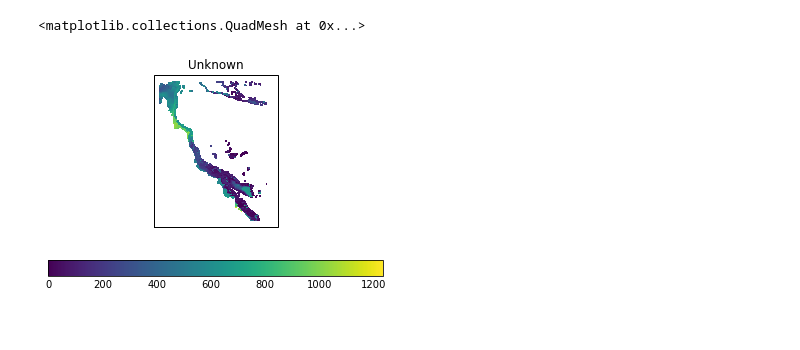
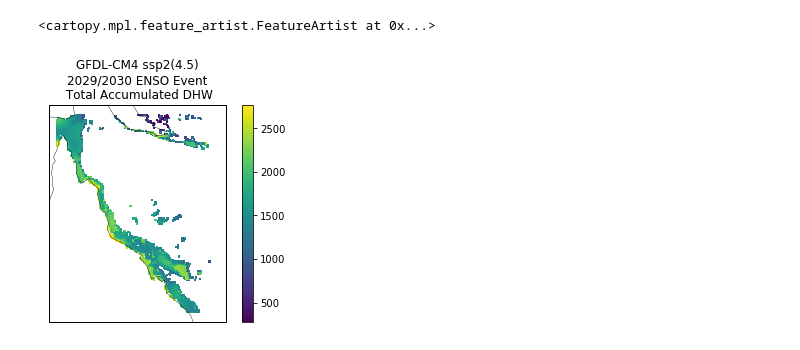
Before and after one commit to cj362-exeter/dhw_detrending_cj362, a Jupyter notebook: figures_script.ipynb, the cells around one changed output. Drawn from its saved outputs; the diff is of its cells as text; code cells hidden in the pictures.

```diff
--- a/figures_script.ipynb
+++ b/figures_script.ipynb
@@ -251,8 +808,13 @@ if np.nanmax(enso_events_total_dhw_data) < -1000:
 enso_events_total_dhw = enso_events_total_dhw.collapsed('time', iris.analysis.SUM)
 print(enso_events_total_dhw)
 
-
-qplt.pcolormesh(enso_events_total_dhw)
+## Plotting
+colormesh = iplt.pcolormesh(enso_events_total_dhw)
+# current_map = iplt.gcm()
+# iplt.drawcoastlines()
+plt.title("{0}\n{1}/{2} ENSO Event\n Total Accumulated DHW".format(dhw_cube_name,str(start_year),str(end_year)))
+plt.colorbar(orientation = 'vertical')
+plt.gca().coastlines(linewidth=0.4)
 # %% [output]
 unknown / (1)                       (latitude: 161; longitude: 131)
      Dimension coordinates:
@@ -266,12 +828,12 @@ unknown / (1)                       (latitude: 161; longitude: 131)
      Attributes:
           CDI: Climate Data Interface version ?? (http://mpimet.mpg.de/cdi)
           CDO: Climate Data Operators version 1.9.3 (http://mpimet.mpg.de/cdo)
           Conventions: CF-1.7
           history: Thu May 27 15:42:01 2021: cdo mergetime GFDL-CM4_ssp245_1970_2100_surfacetemperature_1970.nc...
      Cell methods:
           sum: time
-<matplotlib.collections.QuadMesh at 0x...>
+<cartopy.mpl.feature_artist.FeatureArtist at 0x...>
-[figure, old version]
+[figure, new version]
 # %%
 ## Cell 8
 ## Calculate maximum DHW for each grid square
```
Also changed, not shown: parts of 12 cells of this notebook.
